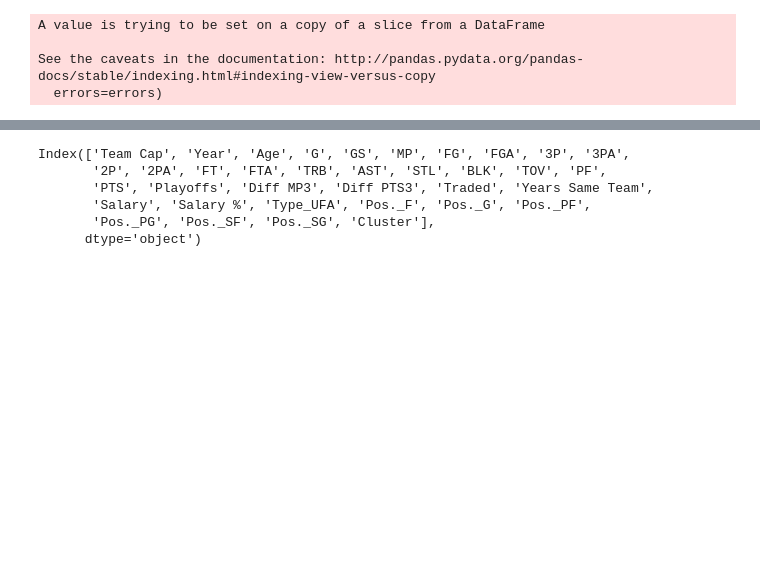
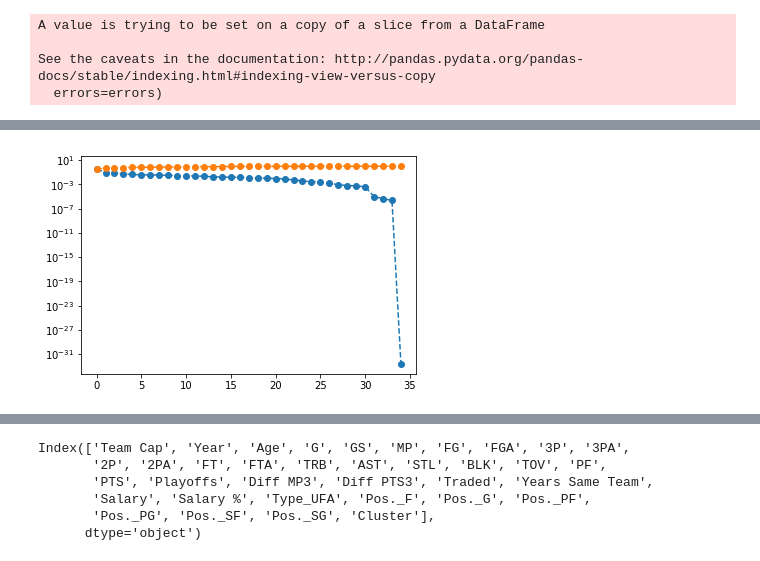
Before and after one commit to marcussteele/nba_churn, a Jupyter notebook: random_forest_clusters.ipynb, the cells around one changed output, grey strips where cells are left out. Saved outputs shown, nothing was run; the diff lists cells and outputs as text; code cells hidden in the pictures; blank space fills up the shorter version.

```diff
--- a/random_forest_clusters.ipynb
+++ b/random_forest_clusters.ipynb
@@ -59,0 +81,5 @@ reduced = pca.transform(X1)
+# %%
+plt.semilogy(pca.explained_variance_ratio_, '--o');
+plt.semilogy(pca.explained_variance_ratio_.cumsum(), '--o');
+# %% [output]
+[figure, added]
```
Also changed, not shown: parts of 7 cells of this notebook, 6 other files.
